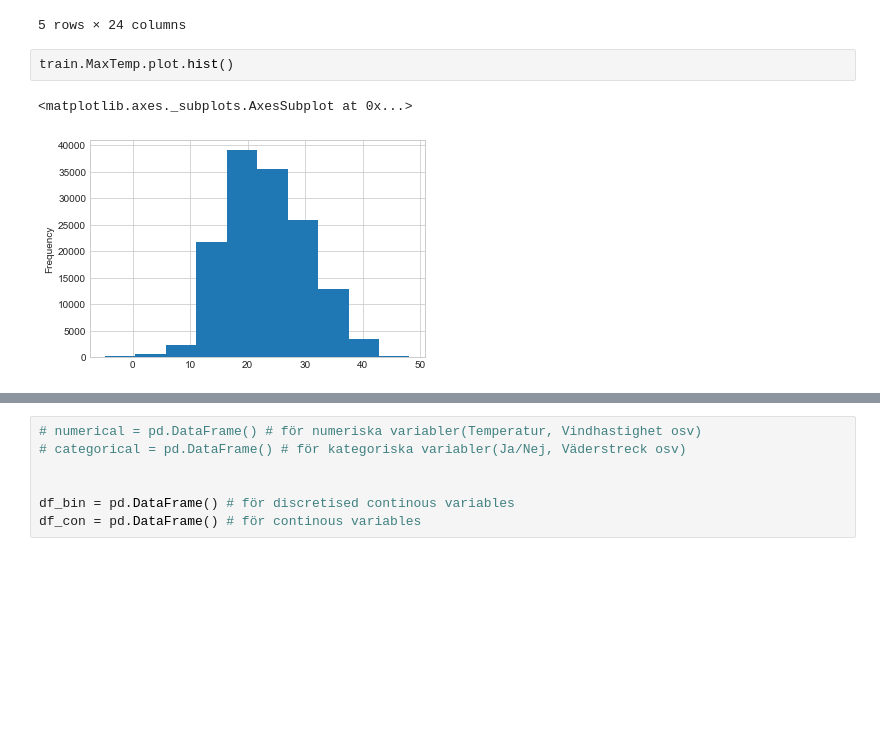
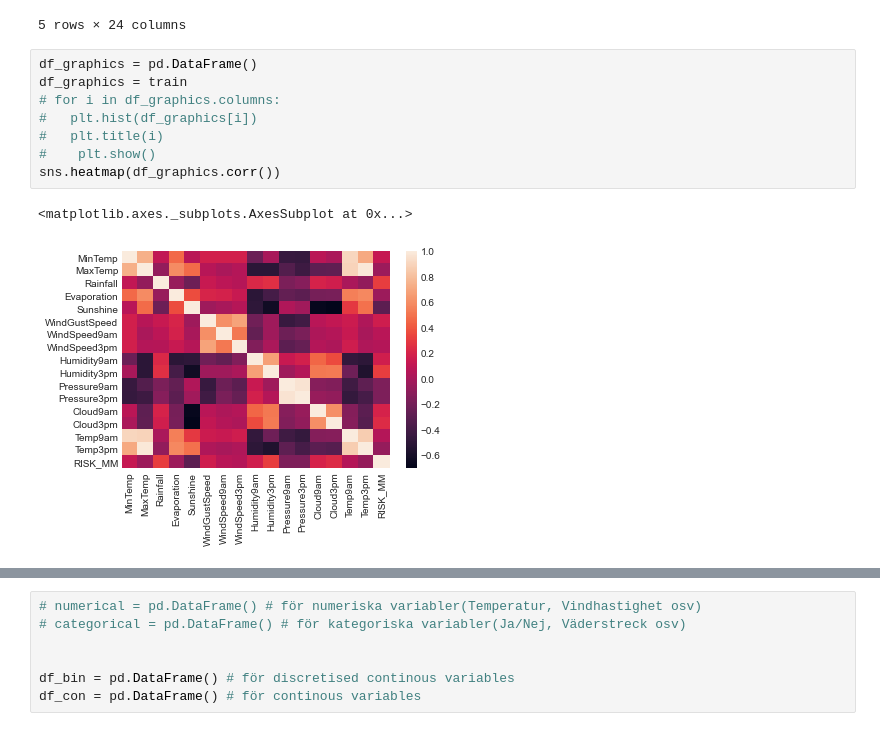
Before and after one commit to Erik-gitmannen1337-M/Rain, a Jupyter notebook: Rain.ipynb, the cells around one changed output, grey strips where cells are left out. Cells and saved outputs as stored; diff of their text form; blank space fills up the shorter version.

```diff
--- a/Rain.ipynb
+++ b/Rain.ipynb
@@ -47,11 +47,17 @@ train.head(5)
 | 3 | 2008-12-04 | Albury | 9.2 | 28.0 | 0.0 | NaN | NaN | NE | 24.0 | ... |
 | 4 | 2008-12-05 | Albury | 17.5 | 32.3 | 1.0 | NaN | NaN | W | 41.0 | ... |
 5 rows × 24 columns
-# %%
-train.MaxTemp.plot.hist()
-# %% [output]
-<matplotlib.axes._subplots.AxesSubplot at 0x...>
-[figure, removed]
+# %%
+df_graphics = pd.DataFrame()
+df_graphics = train
+# for i in df_graphics.columns:
+#   plt.hist(df_graphics[i])
+#   plt.title(i)
+#    plt.show()
+sns.heatmap(df_graphics.corr())
+# %% [output]
+<matplotlib.axes._subplots.AxesSubplot at 0x...>
+[figure, added]
 # %%
 # Metadata över NUMERISK data weatherAUS.csv
 train.describe()
```
Also changed, not shown: parts of 45 cells of this notebook.
